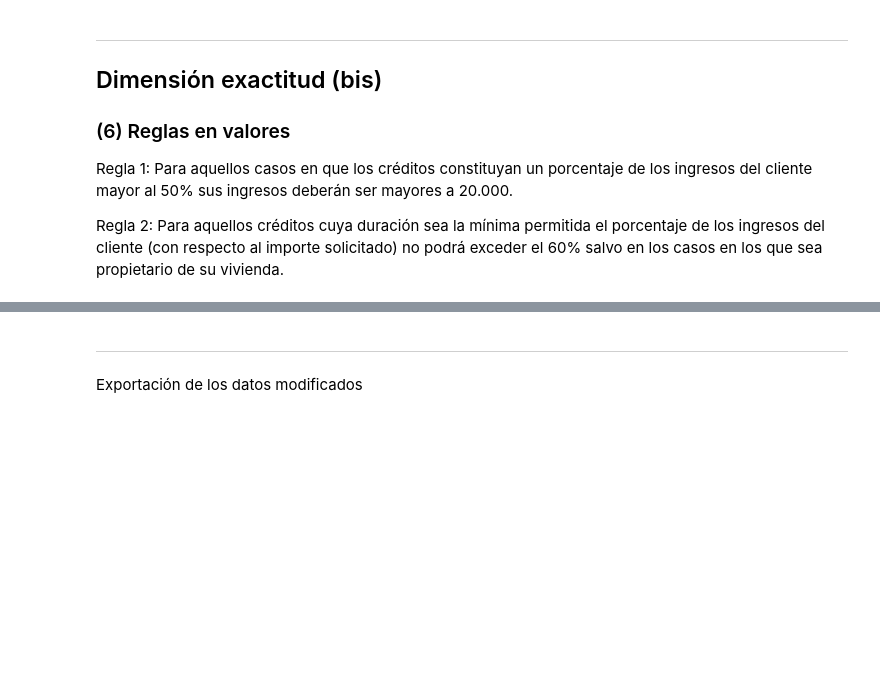
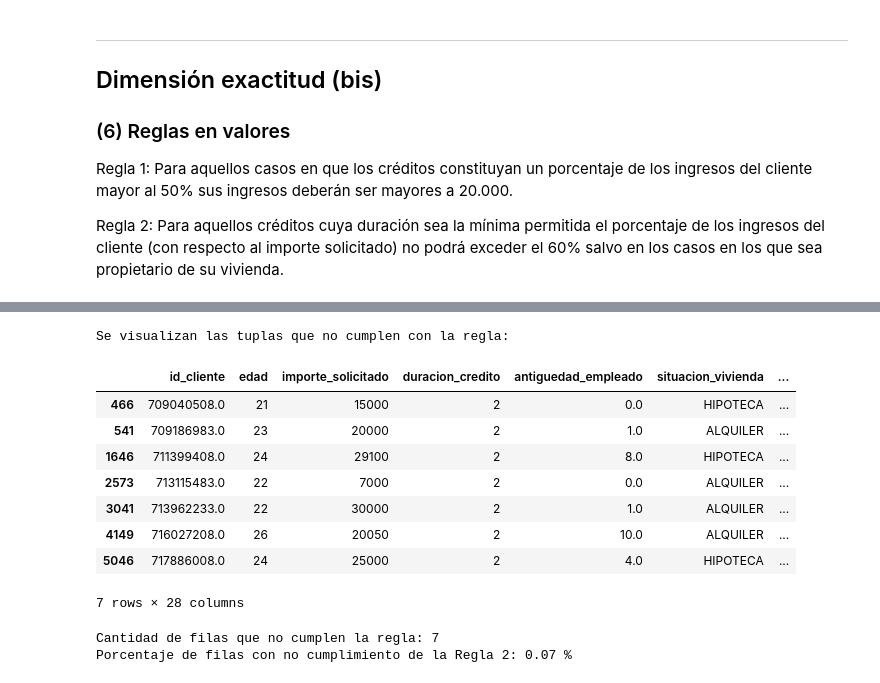
Before and after one commit to ampalmabautista/13MBID, a Jupyter notebook: notebooks/01 Comprensión datos/CD03 Verificación calidad.ipynb, the cells around one changed output, grey strips where cells are left out. Saved outputs shown, nothing was run; the diff lists cells and outputs as text; code cells hidden in the pictures; blank space fills up the shorter version.

```diff
--- a/notebooks/01 Comprensión datos/CD03 Verificación calidad.ipynb
+++ b/notebooks/01 Comprensión datos/CD03 Verificación calidad.ipynb
@@ -51,5 +51,8 @@ REGLAS_VALORES = 0.1
 
 # Valores globales
 
-cantidad_filas_tarjetas = df_creditos.shape[0]
+cantidad_filas_creditos = df_creditos.shape[0]
 cantidad_filas_tarjetas = df_tarjetas.shape[0]
+
+print(f"Cantidad de filas del dataset df creditos: {cantidad_filas_creditos}")
+print(f"Cantidad de filas del dataset df tarjetas: {cantidad_filas_tarjetas}")
@@ -99,0 +144,13 @@ Filas que incumplen el umbral de nulos en columnas [completitud_f]:
+# %%
+# De cualquier manera se establece el cálculo a realizar
+
+cantidad_columnas = len(df_tarjetas.axes[1])
+
+df_tarjetas['completitud_fila'] = (df_tarjetas.isnull().sum(axis=1) / cantidad_columnas)
+
+problemas = df_tarjetas[df_creditos['completitud_fila'] >= 0.2]
+
+completitud_f = problemas.shape[0]
+
+print(f"Filas que incumplen el umbral de nulos en columnas [completitud_f]:")
+print(f"{completitud_f} ({round((completitud_f  / cantidad_filas_tarjetas) * 100, 2)})%")
@@ -837,5 +878,0 @@ Porcentaje de filas con no cumplimiento de la Regla 1: 0.15 %
-# %% [markdown]
----
-
-
-Exportación de los datos modificados
@@ -845,0 +879,56 @@ df_resultado.to_csv("../../data/processed/datos_integrados_mc.csv", sep=";" , in
+# %%
+'''
+Regla 2: Para aquellos créditos cuya duración sea la mínima permitida el porcentaje de los ingresos
+del cliente (con respecto al importe solicitado) no podrá exceder el 60% salvo en los casos de los que sea propietario de su vivienda.
+'''
+
+#Se puede definir una función para aplicar los cálculos
+def regla_duracion_credito(row):
+    duracion_credito = row.duracion_credito
+    ingresos = row.ingresos
+    situacion_vivienda=row.situacion_vivienda
+    importe_solicitado=row.importe_solicitado
+    pct_ingresos=row.pct_ingreso
+    if duracion_credito <= 2:
+        if situacion_vivienda != 'PROPIA':
+            if pct_ingresos>0.6:
+            # Es un error, no cumple la regla definida
+                return 'err'
+            else:
+                return 'ok'
+        else:
+            #no se aplica la regla para propietarios
+            return 'ok'
+    else:
+        #no se aplica la regla para duraciones mayores a la mínima
+        return 'ok'
+
+# Se aplica la función para todos los elementos del dataset
+regla_duracion_credito = df_integrado.apply(lambda row: regla_duracion_credito(row), axis=1).rename("regla_duracion_credito")
+
+# Se unen los resultados al dataset inicial
+df_resultado = pd.concat([df_integrado, regla_duracion_credito], axis=1)
+
+# Se visualizan los datos
+print("Se visualizan las tuplas que no cumplen con la regla:\n")
+display(df_resultado[df_resultado.regla_duracion_credito == 'err'].head(10))
+
+# Se verifica la cantidad de elementos
+aux = df_resultado[df_resultado.regla_duracion_credito == 'err']
+print(f"Cantidad de filas que no cumplen la regla: {aux.shape[0]}")
+
+indicador = (aux.shape[0] / cantidad_filas_creditos)
+print(f"Porcentaje de filas con no cumplimiento de la Regla 2: {round(indicador * 100, 2)} %")
+# %% [output]
+Se visualizan las tuplas que no cumplen con la regla:
+|  | id_cliente | edad | importe_solicitado | duracion_credito | antiguedad_empleado | situacion_vivienda | ... |
+| 466 | 709040508.0 | 21 | 15000 | 2 | 0.0 | HIPOTECA | ... |
+| 541 | 709186983.0 | 23 | 20000 | 2 | 1.0 | ALQUILER | ... |
+| 1646 | 711399408.0 | 24 | 29100 | 2 | 8.0 | HIPOTECA | ... |
+| 2573 | 713115483.0 | 22 | 7000 | 2 | 0.0 | ALQUILER | ... |
+| 3041 | 713962233.0 | 22 | 30000 | 2 | 1.0 | ALQUILER | ... |
+| 4149 | 716027208.0 | 26 | 20050 | 2 | 10.0 | ALQUILER | ... |
+| 5046 | 717886008.0 | 24 | 25000 | 2 | 4.0 | HIPOTECA | ... |
+7 rows × 28 columns
+Cantidad de filas que no cumplen la regla: 7
+Porcentaje de filas con no cumplimiento de la Regla 2: 0.07 %
```
Also changed, not shown: parts of 16 cells of this notebook.
